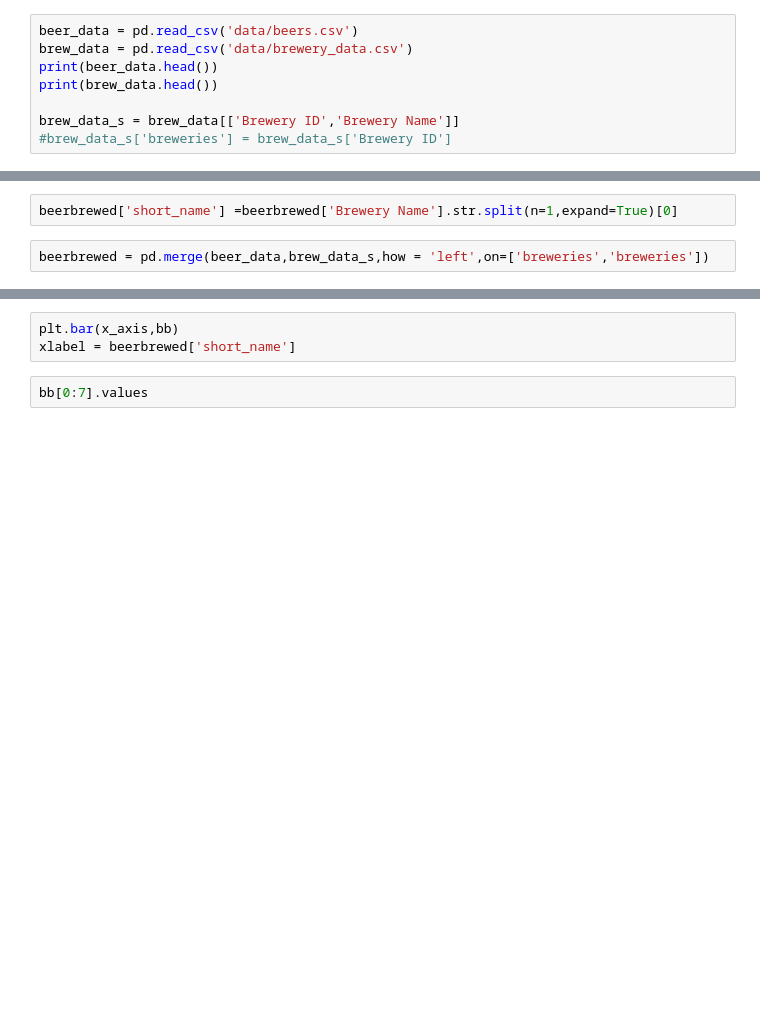
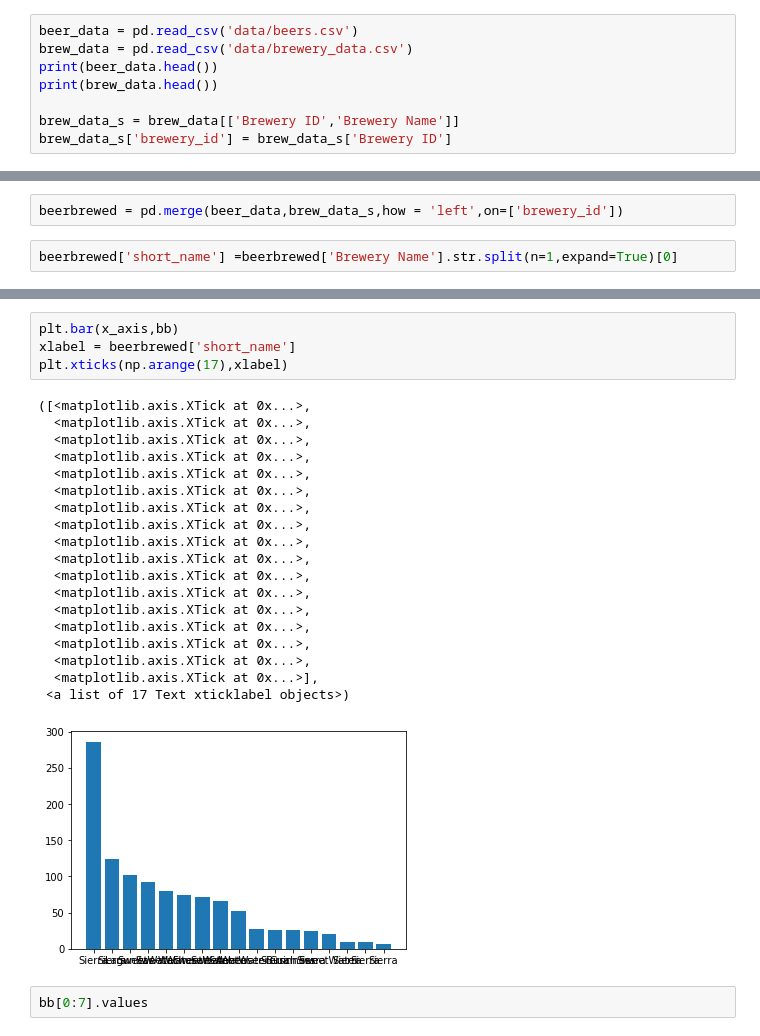
Before and after one commit to sponre01/project-one, a Jupyter notebook: Brewery_Comparison.ipynb, the cells around one changed output, grey strips where cells are left out. Cells and saved outputs as stored; diff of their text form; blank space fills up the shorter version.

Commit message:
brewery comparison

```diff
--- a/Brewery_Comparison.ipynb
+++ b/Brewery_Comparison.ipynb
@@ -15,7 +15,7 @@ print(beer_data.head())
 print(brew_data.head())
 
 brew_data_s = brew_data[['Brewery ID','Brewery Name']]
-#brew_data_s['breweries'] = brew_data_s['Brewery ID']
+brew_data_s['brewery_id'] = brew_data_s['Brewery ID']
 # %% [output]
    Unnamed: 0 beer_id                       name               display_name  \
 0           0  c4f2KE           'Murican Pilsner           'Murican Pilsner
@@ -37,7 +42,7 @@ brew_data_s = brew_data[['Brewery ID','Brewery Name']]
+# %%
+beerbrewed = pd.merge(beer_data,brew_data_s,how = 'left',on=['brewery_id'])
 # %%
 beerbrewed['short_name'] =beerbrewed['Brewery Name'].str.split(n=1,expand=True)[0]
-# %%
-beerbrewed = pd.merge(beer_data,brew_data_s,how = 'left',on=['breweries','breweries'])
 # %%
 bb =beerbrewed['short_name'].value_counts()
 x_axis = np.arange(len(bb))
@@ -45,6 +69,27 @@ beerbrewed
 # %%
 plt.bar(x_axis,bb)
 xlabel = beerbrewed['short_name']
+plt.xticks(np.arange(17),xlabel)
+# %% [output]
+([<matplotlib.axis.XTick at 0x...>,
+  <matplotlib.axis.XTick at 0x...>,
+  <matplotlib.axis.XTick at 0x...>,
+  <matplotlib.axis.XTick at 0x...>,
+  <matplotlib.axis.XTick at 0x...>,
+  <matplotlib.axis.XTick at 0x...>,
+  <matplotlib.axis.XTick at 0x...>,
+  <matplotlib.axis.XTick at 0x...>,
+  <matplotlib.axis.XTick at 0x...>,
+  <matplotlib.axis.XTick at 0x...>,
+  <matplotlib.axis.XTick at 0x...>,
+  <matplotlib.axis.XTick at 0x...>,
+  <matplotlib.axis.XTick at 0x...>,
+  <matplotlib.axis.XTick at 0x...>,
+  <matplotlib.axis.XTick at 0x...>,
+  <matplotlib.axis.XTick at 0x...>,
+  <matplotlib.axis.XTick at 0x...>],
+ <a list of 17 Text xticklabel objects>)
+[figure, added]
 # %%
 bb[0:7].values
 # %%
```
Also changed, not shown: parts of 8 cells of this notebook.
